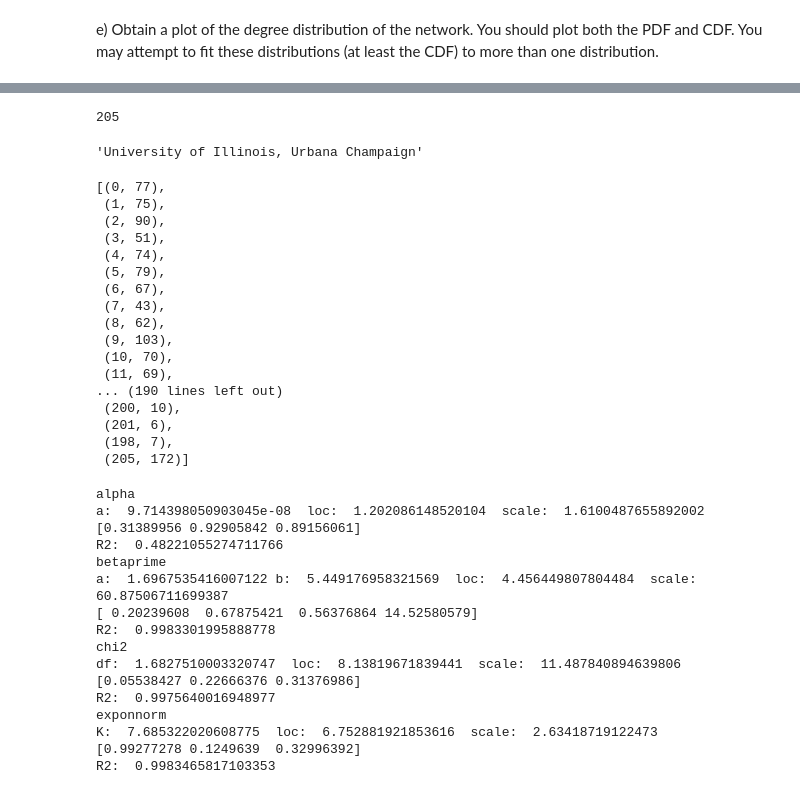
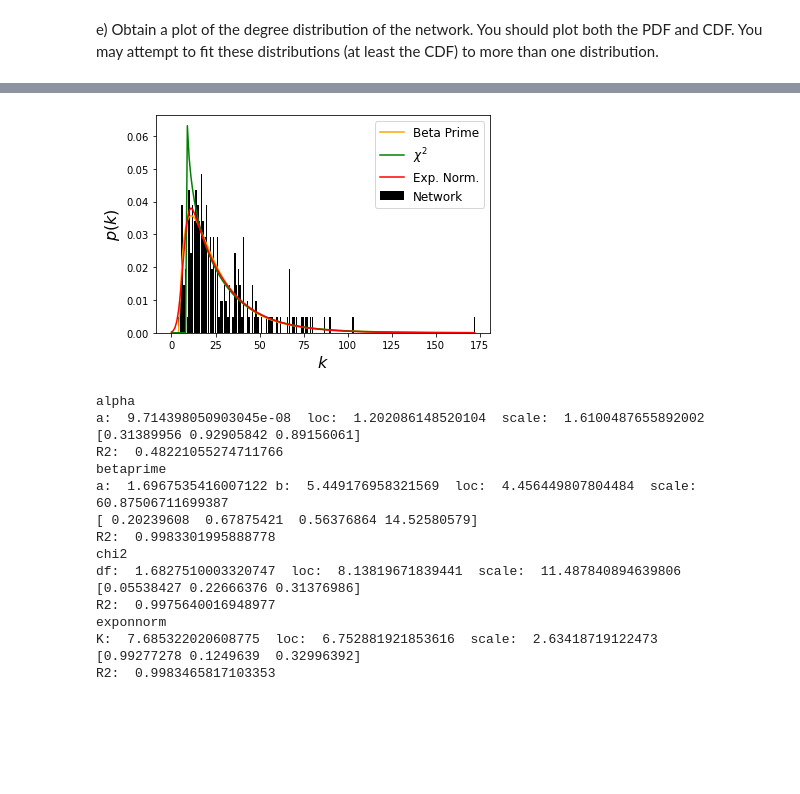
Before and after one commit to AdrianNadalRosa/Collective-Firing-in-Neurons, a Jupyter notebook: CN_FacultyHiring.ipynb, the cells around one changed output, grey strips where cells are left out. Drawn from its saved outputs; the diff is of its cells as text; code cells hidden in the pictures; blank space fills up the shorter version.

```diff
--- a/CN_FacultyHiring.ipynb
+++ b/CN_FacultyHiring.ipynb
@@ -183,7 +177,0 @@ plt.show()
-# %%
-nodes = list(G.nodes())
-degrees = [G.degree(i) for i in nodes]
-index = degrees.index(np.max(degrees))
-nodes[index]
-# %% [output]
-205
@@ -194,27 +178,24 @@ index2 = degrees.index(103)
-# %%
-G.nodes[nodes[index2]].get('institution')
-# %% [output]
-'University of Illinois, Urbana Champaign'
-# %%
-degrees
-# %% [output]
-[(0, 77),
- (1, 75),
- (2, 90),
- (3, 51),
- (4, 74),
- (5, 79),
- (6, 67),
- (7, 43),
- (8, 62),
- (9, 103),
- (10, 70),
- (11, 69),
-... (190 lines left out)
- (200, 10),
- (201, 6),
- (198, 7),
- (205, 172)]
+# %%
+# This histogram gives the frequency for each possible node degree
+degree_distribution = nx.degree_histogram(G)
+k_pdf = degree_distribution/np.sum(degree_distribution)
+
+# NOTA: cuando ahora calculas np.sum(degree_distribution) para normalizar, eso es el número total de nodos
+degrees = range(len(k_pdf))
+plt.bar(degrees, k_pdf, color = 'black', label = r'Network')
+params_expn = [7.7, 6.75, 2.6]
+params_beta = [1.7, 5.4, 4.5, 61]
+params_chi2 = [1.68, 8.14, 11.5]
+plt.plot(degrees, scy.stats.betaprime.pdf(degrees,*params_beta),color = 'orange', label = r'Beta Prime')
+plt.plot(degrees, scy.stats.chi2.pdf(degrees,*params_chi2),color = 'green', label = r'$\chi^2$')
+plt.plot(degrees, scy.stats.exponnorm.pdf(degrees,*params_expn),color = 'red', label = r'Exp. Norm.')
+plt.xlabel('$k$', fontsize = labFS)
+plt.ylabel('$p(k)$', fontsize = labFS)
+plt.legend(fontsize = legFS)
+plt.savefig('PDF.pdf', bbox_inches = 'tight')
+plt.show()
+# %% [output]
+[figure, added]
 # %%
 # Compute the cumulative distribution function (CDF)
 k_cdf = np.cumsum(k_pdf)
```
Also changed, not shown: parts of 26 cells of this notebook.
